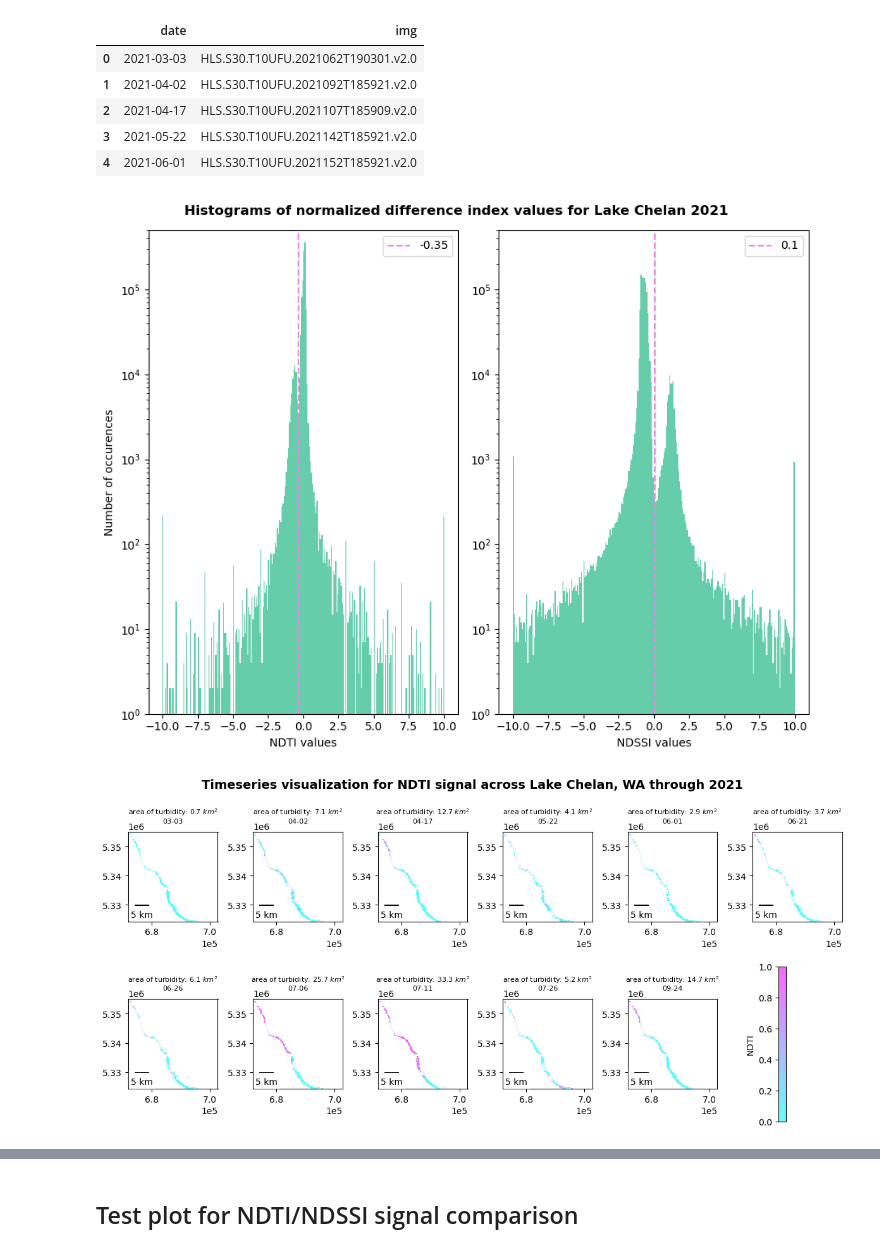
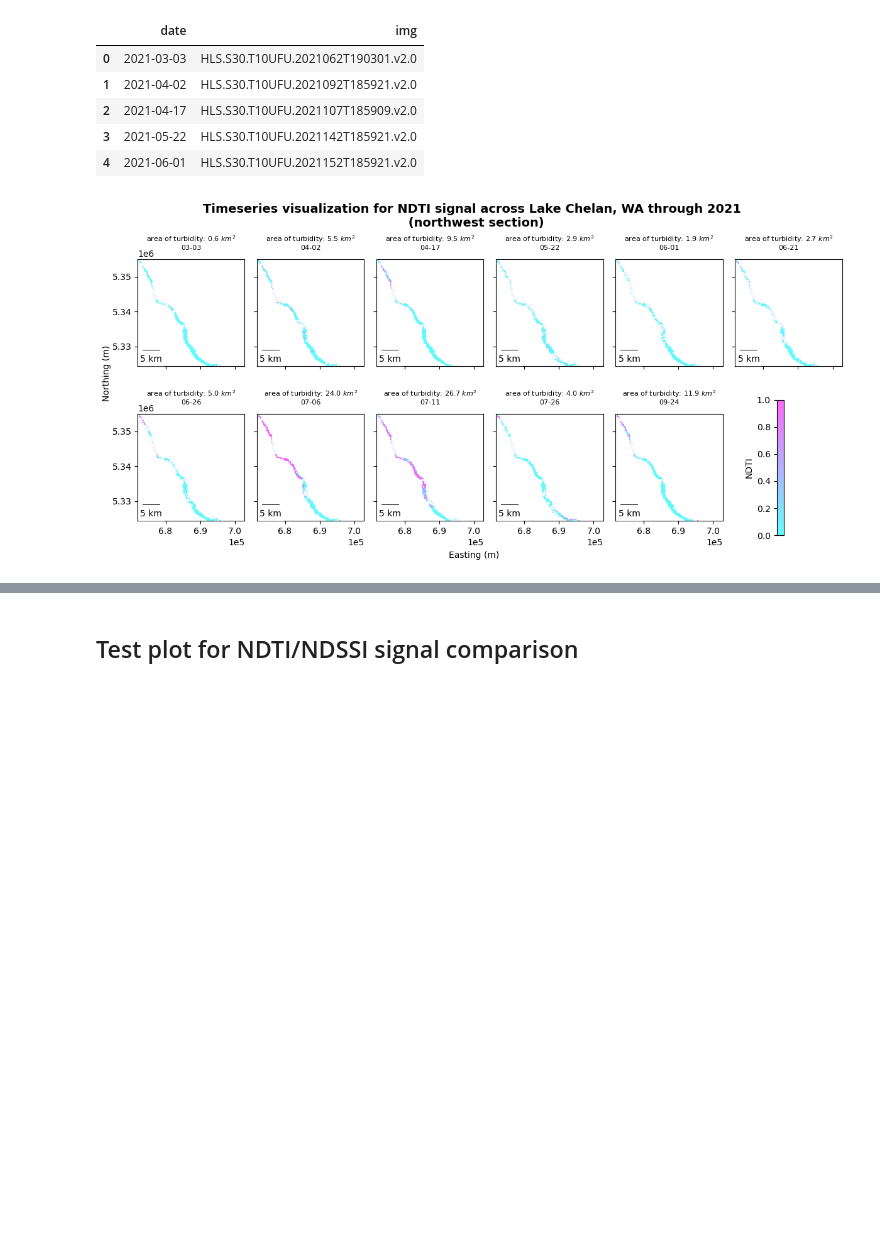
Before and after one commit to UW-GDA/Project_Chelanigans, a Jupyter notebook: chelan_4_affected-area-analysis.ipynb, the cells around one changed output, grey strips where cells are left out. Drawn from its saved outputs; the diff is of its cells as text; code cells hidden in the pictures; blank space fills up the shorter version.

Commit message:
final notebooks update

```diff
--- a/chelan_4_affected-area-analysis.ipynb
+++ b/chelan_4_affected-area-analysis.ipynb
@@ -71,3 +79,16 @@ Using .netrc file for EDL
+# %%
+# Set our rasterio window about Lake Chelan
+# choose this now, so we can include it in our output folder
+# used iteration find area of interest
+
+#Lake Chelan
+#window = rasterio.windows.Window(1750, 1000, 2048, 2048)
+#window = rasterio.windows.Window(2400, 1500, 512, 1024)
+window_id = 'northwest'
+window = rasterio.windows.Window(2400, 1500, 1024, 1024)
+#window = rasterio.windows.Window(2400, 1500, 2048, 2048) #error
+
+#window = rasterio.windows.Window(2250, 1500, 512, 512)
 # %%
 #Set up directory for output
 notebook = 'chelan_4_affected-area-analysis'
@@ -365,10 +431,10 @@ chelan_df.head()
 # %%
 %matplotlib inline
 # %%
-fig, axa = plt.subplots(2, 6, figsize=(12, 6), edgecolor='k')
+fig, axa = plt.subplots(2, 6, figsize=(12, 6), edgecolor='k', sharex=True, sharey=True)
 #plt.figure(figsize=(18, 12), edgecolor='k')
 fig.subplots_adjust(hspace = .15, wspace=.5)
-fig.suptitle('Timeseries visualization for NDTI signal across Lake Chelan, WA through %s' %date[0:4],
+fig.suptitle('Timeseries visualization for NDTI signal across Lake Chelan, WA through %s \n (%s section)' %(date[0:4], window_id),
              fontsize=14,
              fontweight='bold',
              y=.95)
@@ -406,43 +472,46 @@ for i in enumerate(img_list[0:11]):
     #ndssi = (b - nir) / (b + nir)
 
     #clip
-    ndti = np.ma.clip(ndti, -1, 0)
+    ndti_clipd = np.ma.clip(ndti, -10, 10)
     #ndssi = np.ma.clip(ndssi, -1, 1)
 
-    ndti_chelan = ndti<=thresh_ndti
+    ndti_clipd_thresh_mask = ndti_clipd<=thresh_ndti
 
-    truths = ndti_chelan.sum()
+    truths = ndti_clipd_thresh_mask.sum()
     turb = truths * 0.03 * 0.03
     area_of_turb = ('area of turbidity: %.1f $km^2$' %turb)
     NDTI_area_ls.append(round(turb,2))
 
     #plot NDTI
     axa[index].imshow(chelan_mask, extent=chelan_mask_extent, cmap='Blues')
-    shw0 = axa[index].imshow(ndti_chelan, cmap='cool', extent=window_extent, alpha=0.6, vmin=0, vmax=1)
+    shw0 = axa[index].imshow(ndti_clipd_thresh_mask, cmap='cool', extent=window_extent, alpha=0.6, vmin=0, vmax=1)
 
     axa[index].add_artist(ScaleBar(1.0, location='lower left'))
     axa[index].set_title(area_of_turb+'\n'+date[5:10], fontsize=8, y=1.04)
     axa[index].ticklabel_format(scilimits=(1,3))
     axa[index].set_xlim(window_extent[0], window_extent[1])
     axa[index].set_ylim(window_extent[2], window_extent[3])
 
     plt.tight_layout()
 
+fig.text(0.5, 0.01, 'Easting (m)', ha='center')
+fig.text(0.007, 0.5, 'Northing (m)', va='center', rotation='vertical')
+#https://stackoverflow.com/questions/16150819/common-xlabel-ylabel-for-matplotlib-subplots
+
 fig.delaxes(axa[-1])
 bar = plt.colorbar(shw0, ax=axa[-1], location='left', anchor=(4.5,0.5), shrink=0.9, label="NDTI")
 plt.tight_layout()
 
 chelan_df['NDTI_area'] = NDTI_area_ls[::]
 
 #save image output
-strFile = ('/home/jovyan/project/chelanigans/output/%s/NDTI_thresh_timeseries.png' %(notebook))
+strFile = ('/home/jovyan/project/chelanigans/output/%s/%s/NDTI_thresh_timeseries.png' %(notebook, window_id))
 if os.path.isfile(strFile):
 #os.remove(strFile)
     os.system("rm "+strFile)
 plt.savefig(strFile);
 # %% [output]
-[figure, old version]
+[figure, new version]
-[figure, removed]
 # %%
 %matplotlib widget
 # %%
```
Also changed, not shown: parts of 18 cells of this notebook, 2 other files.
